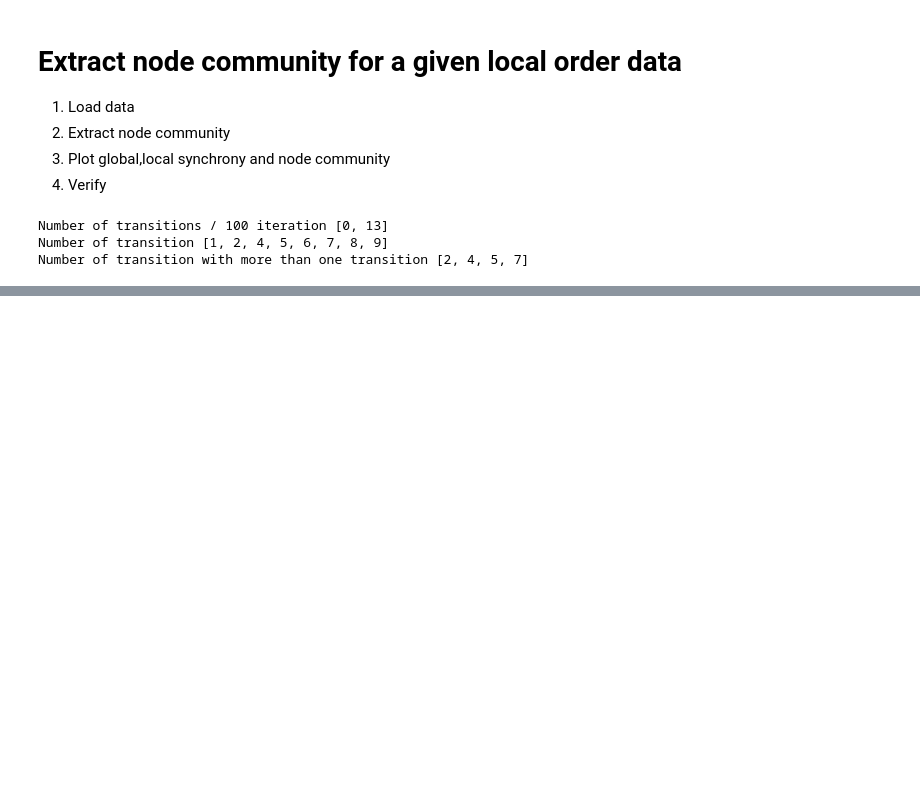
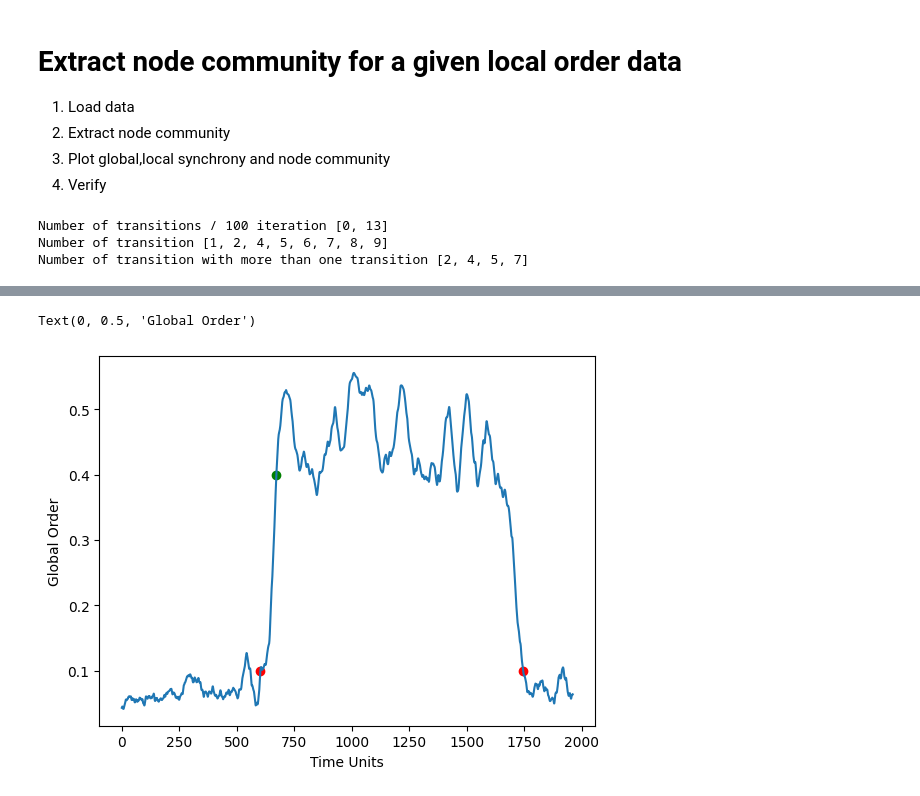
Before and after one commit to csndl-iitd/srg-tes-epilepsy-models, a Jupyter notebook: analysis/notebooks/Test Node Community Extraction.ipynb, the cells around one changed output, grey strips where cells are left out. Cells and saved outputs as stored; diff of their text form; code cells hidden in the pictures; blank space fills up the shorter version.

```diff
--- a/analysis/notebooks/Test Node Community Extraction.ipynb
+++ b/analysis/notebooks/Test Node Community Extraction.ipynb
@@ -93,0 +61,13 @@ plt.plot(time,df_smooth)
+# %%
+# global order plot for iteration 4 - 2 transitions, 2 loc and 2 nc
+df_smooth = analyse.smooth(df_itr[5])
+l = analyse.trans_state_time(analyse.smooth(df_itr[5]), 0.05)
+plt.plot(l["low_cros"], [0.1] * len(l["low_cros"]), "ro")
+plt.plot(l["up_cros"], [0.4] * len(l["up_cros"]), "go")
+time = analyse.get_time(df_itr[2], 0.05)
+plt.plot(time, df_smooth)
+plt.xlabel('Time Units')
+plt.ylabel('Global Order')
+# %% [output]
+Text(0, 0.5, 'Global Order')
+[figure, added]
```
Also changed, not shown: parts of 9 cells of this notebook, 1 other file.
